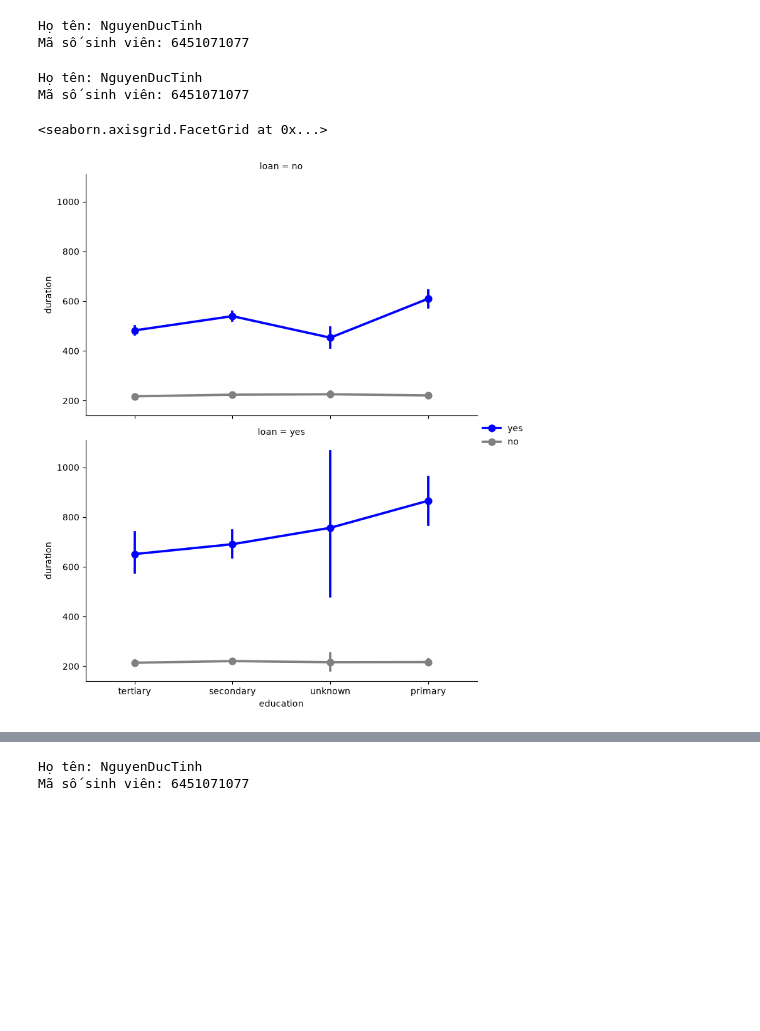
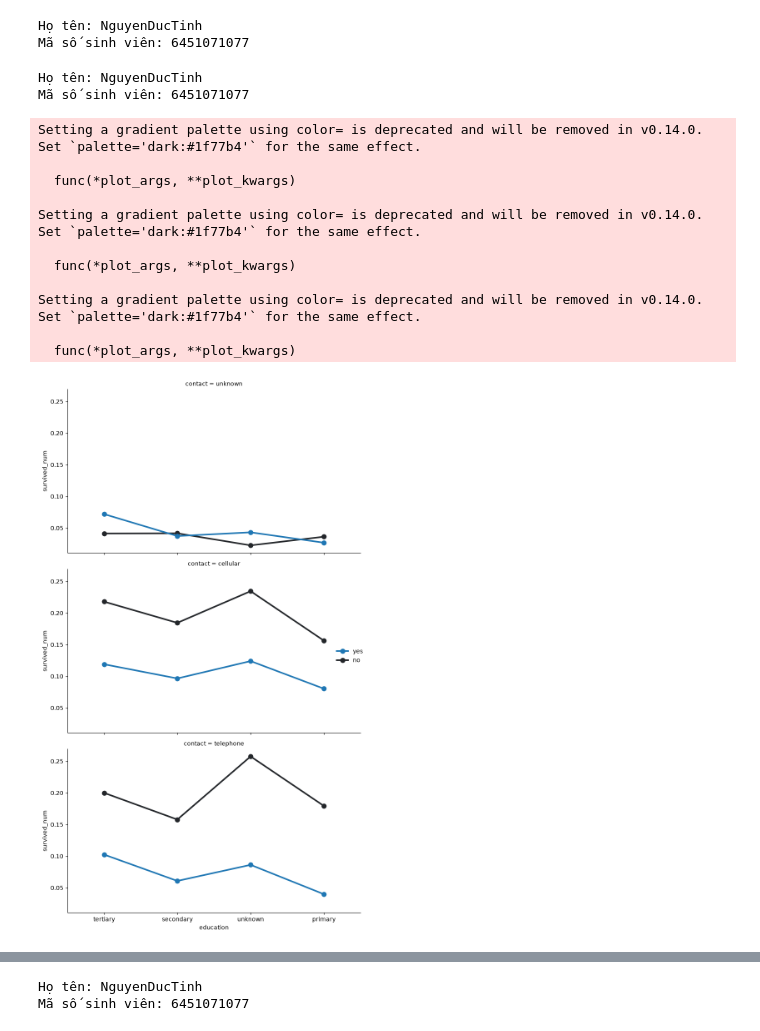
Before and after one commit to DucTinhNguyen/6451071077_Lab1_Phan1, a Jupyter notebook: 6451071077_LAB1_Bai2_Trrang28/6451071077_LAB1_BankMarketing_Cau4.ipynb, the cells around one changed output, grey strips where cells are left out. Drawn from its saved outputs; the diff is of its cells as text; code cells hidden in the pictures; blank space fills up the shorter version.

```diff
--- a/6451071077_LAB1_Bai2_Trrang28/6451071077_LAB1_BankMarketing_Cau4.ipynb
+++ b/6451071077_LAB1_Bai2_Trrang28/6451071077_LAB1_BankMarketing_Cau4.ipynb
@@ -33,18 +33,32 @@ df = pd.read_csv(
 Họ tên: NguyenDucTinh
 Mã số sinh viên: 6451071077
 # %%
-
 print("Họ tên: NguyenDucTinh")
 print("Mã số sinh viên: 6451071077")
 
-FacetGrid = sns.FacetGrid(df, row='loan', height=4.5, aspect=1.6)
-FacetGrid.map(sns.pointplot, 'education', 'duration', 'y',
-              palette=['blue', 'gray'],
-              hue_order=['yes', 'no'])
+# Chuyển đổi cột mục tiêu 'y' thành dạng số (1 cho 'yes', 0 cho 'no')
+df['survived_num'] = df['y'].apply(lambda x: 1 if x == 'yes' else 0)
+
+# Xây dựng FacetGrid tương đương trên tập dữ liệu ngân hàng
+FacetGrid = sns.FacetGrid(df, row='contact', height=4.5, aspect=1.6)
+FacetGrid.map(sns.pointplot, 'education', 'survived_num', 'housing', palette=None, order=None, hue_order=None, errorbar=None)
 FacetGrid.add_legend()
+
+plt.tight_layout()
+plt.show()
 # %% [output]
 Họ tên: NguyenDucTinh
 Mã số sinh viên: 6451071077
-<seaborn.axisgrid.FacetGrid at 0x...>
+Setting a gradient palette using color= is deprecated and will be removed in v0.14.0. Set `palette='dark:#1f77b4'` for the same effect.
+
+  func(*plot_args, **plot_kwargs)
+
+Setting a gradient palette using color= is deprecated and will be removed in v0.14.0. Set `palette='dark:#1f77b4'` for the same effect.
+
+  func(*plot_args, **plot_kwargs)
+
+Setting a gradient palette using color= is deprecated and will be removed in v0.14.0. Set `palette='dark:#1f77b4'` for the same effect.
+
+  func(*plot_args, **plot_kwargs)
-[figure, old version]
+[figure, new version]
 # %%
```
Also changed, not shown: parts of 2 cells of this notebook, 15 other files.
